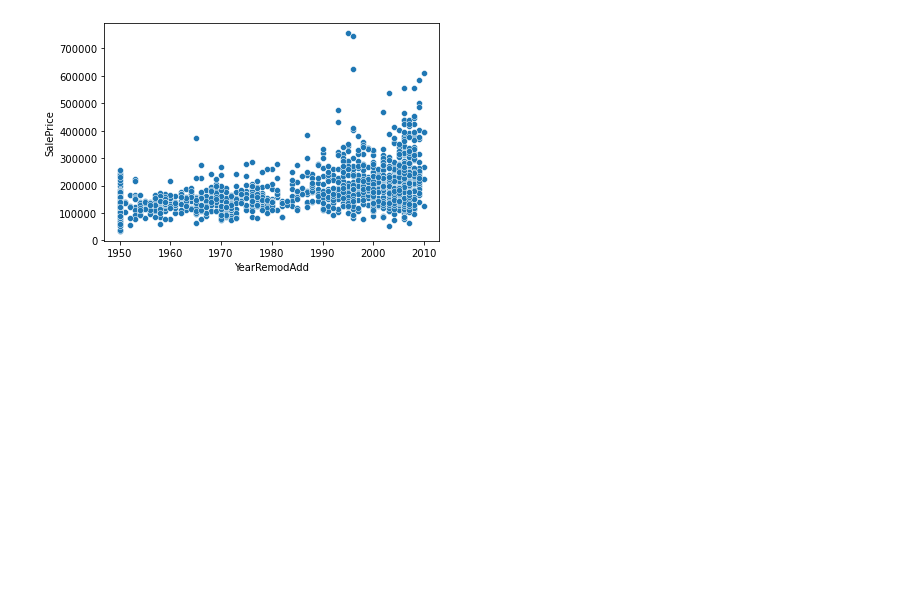
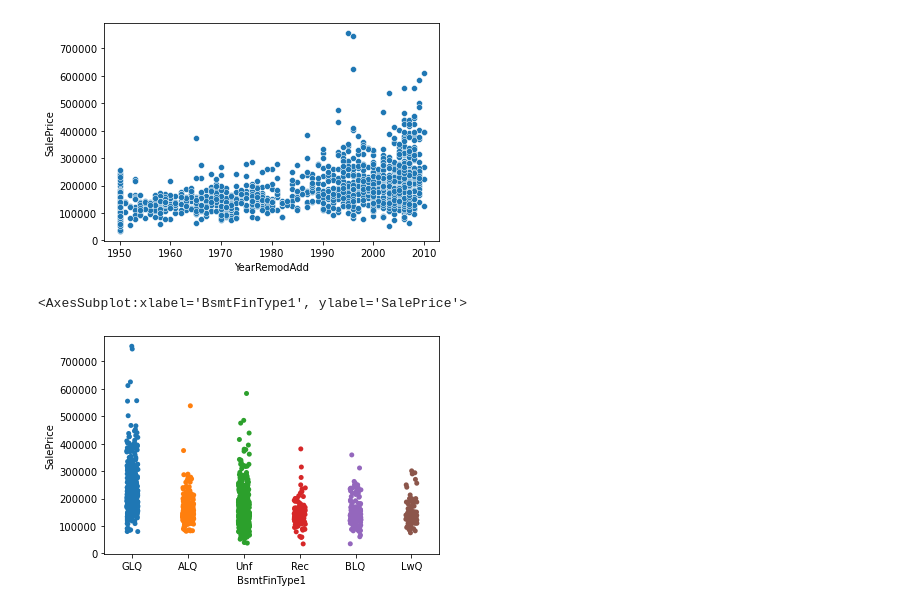
Before and after one commit to kitakou0313/titanic, a Jupyter notebook: home_price/eda.ipynb, the cells around one changed output. Drawn from its saved outputs; the diff is of its cells as text; code cells hidden in the pictures; blank space fills up the shorter version.

```diff
--- a/home_price/eda.ipynb
+++ b/home_price/eda.ipynb
@@ -147,3 +147,8 @@ sns.scatterplot(data=train, x="YearRemodAdd", y="SalePrice")
 # %% [output]
 <AxesSubplot:xlabel='YearRemodAdd', ylabel='SalePrice'>
 [figure]
+# %%
+sns.stripplot(data=train, x="BsmtFinType1", y="SalePrice")
+# %% [output]
+<AxesSubplot:xlabel='BsmtFinType1', ylabel='SalePrice'>
+[figure, added]
```
Also changed, not shown: parts of 2 cells of this notebook.
